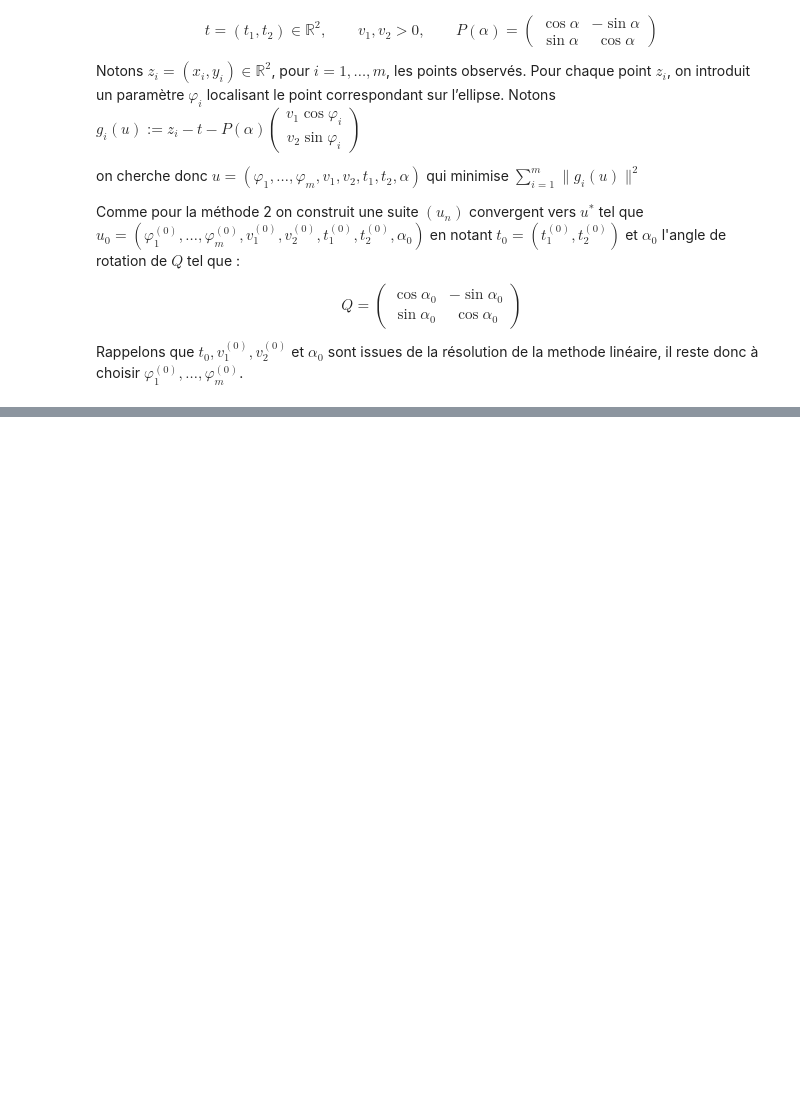
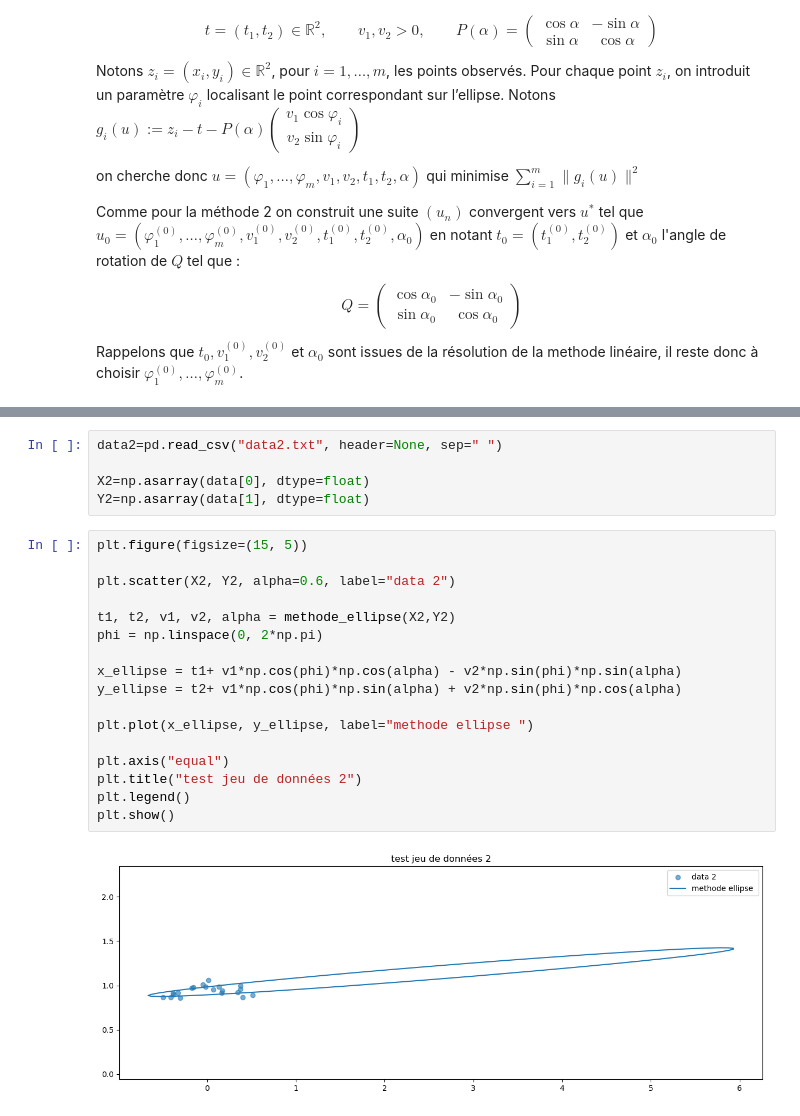
Before and after one commit to NourBouabid/Projet-optimisation-266-, a Jupyter notebook: notebook_final.ipynb, the cells around one changed output, grey strips where cells are left out. Cells and saved outputs as stored; diff of their text form; blank space fills up the shorter version.

```diff
--- a/notebook_final.ipynb
+++ b/notebook_final.ipynb
@@ -713,0 +782,24 @@ TypeError: cannot unpack non-iterable ellipsis object
+# %%
+data2=pd.read_csv("data2.txt", header=None, sep=" ")
+
+X2=np.asarray(data[0], dtype=float)
+Y2=np.asarray(data[1], dtype=float)
+# %%
+plt.figure(figsize=(15, 5))
+
+plt.scatter(X2, Y2, alpha=0.6, label="data 2")
+
+t1, t2, v1, v2, alpha = methode_ellipse(X2,Y2)
+phi = np.linspace(0, 2*np.pi)
+
+x_ellipse = t1+ v1*np.cos(phi)*np.cos(alpha) - v2*np.sin(phi)*np.sin(alpha)
+y_ellipse = t2+ v1*np.cos(phi)*np.sin(alpha) + v2*np.sin(phi)*np.cos(alpha)
+
+plt.plot(x_ellipse, y_ellipse, label="methode ellipse ")
+
+plt.axis("equal")
+plt.title("test jeu de données 2")
+plt.legend()
+plt.show()
+# %% [output]
+[figure, added]
```
Also changed, not shown: parts of 9 cells of this notebook.
